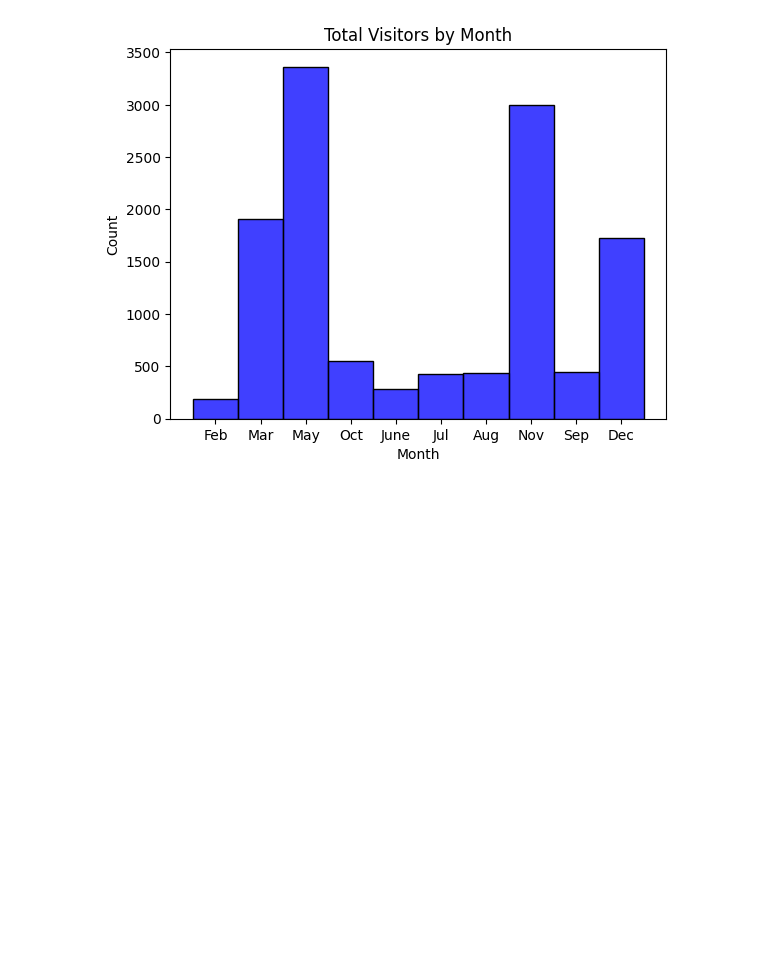
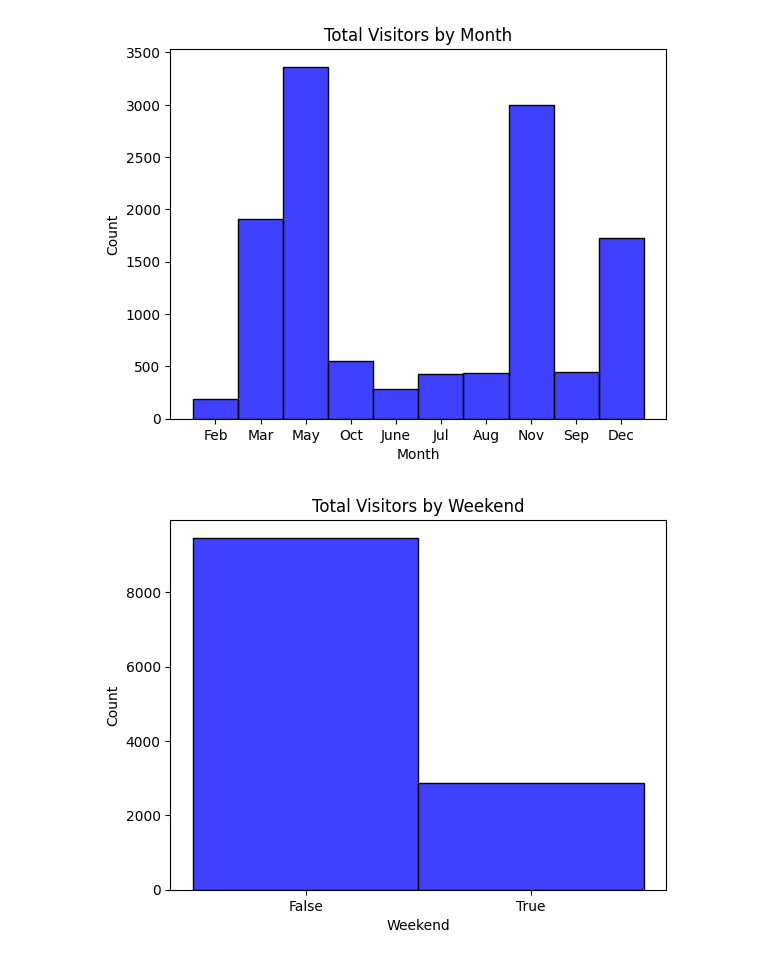
Before and after one commit to kayodeolusanya/Jumia-Online-Shoppers-Intention, a Jupyter notebook: Jumia_Online_Shoppers_Intention.ipynb, the cells around one changed output. Saved outputs shown, nothing was run; the diff lists cells and outputs as text; code cells hidden in the pictures; blank space fills up the shorter version.

```diff
--- a/Jumia_Online_Shoppers_Intention.ipynb
+++ b/Jumia_Online_Shoppers_Intention.ipynb
@@ -133,3 +169,9 @@ plt.title('Total Visitors by Month')
 plt.show();
 # %% [output]
 [figure]
+# %%
+sns.histplot(df['Weekend'], color = 'blue')
+plt.title('Total Visitors by Weekend')
+plt.show()
+# %% [output]
+[figure, added]
```
Also changed, not shown: parts of 6 cells of this notebook.
